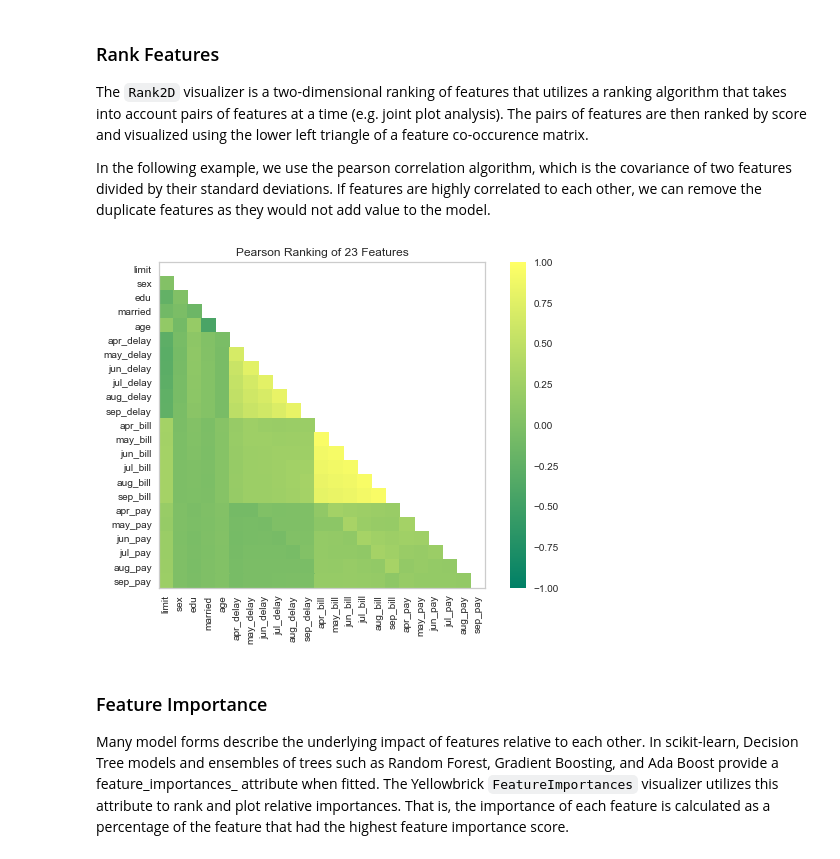
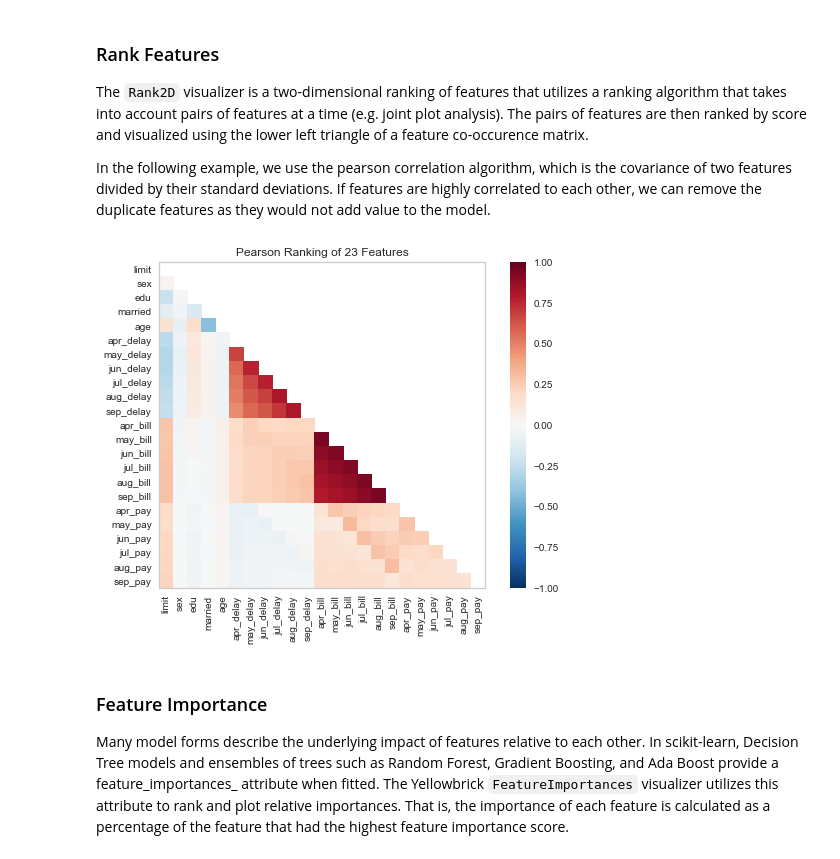
Before and after one commit to pdamodaran/Statistical_Seminars_DC, a Jupyter notebook: Yellowbrick_Tutorial.ipynb, the cells around one changed output. Cells and saved outputs as stored; diff of their text form; code cells hidden in the pictures.

Commit message:
removed colormap attribute

```diff
--- a/Yellowbrick_Tutorial.ipynb
+++ b/Yellowbrick_Tutorial.ipynb
@@ -40,18 +40,18 @@ In the following example, we use the pearson correlation algorithm, which is the
 # %%
 from yellowbrick.datasets import load_credit
 from yellowbrick.features import Rank2D
 
 # Load the credit dataset
 X, y = load_credit()
 
 # Instantiate the visualizer with the pearson correlation ranking algorithm
-visualizer = Rank2D(algorithm='pearson', colormap='summer')
+visualizer = Rank2D(algorithm='pearson')
 
 visualizer.fit(X, y)           # Fit the data to the visualizer
 visualizer.transform(X)        # Transform the data
 visualizer.poof()              # Draw/show/poof the data
 # %% [output]
-[figure, old version]
+[figure, new version]
 # %% [markdown]
 ### Feature Importance
 
```
